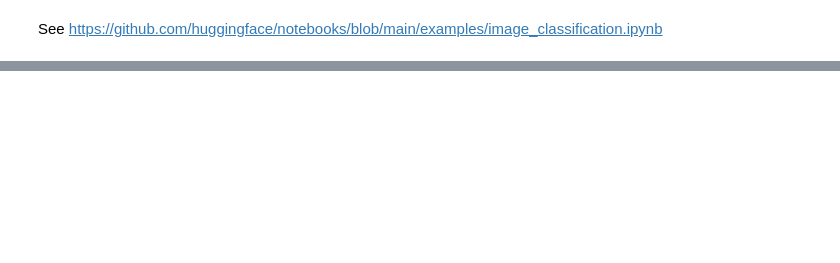
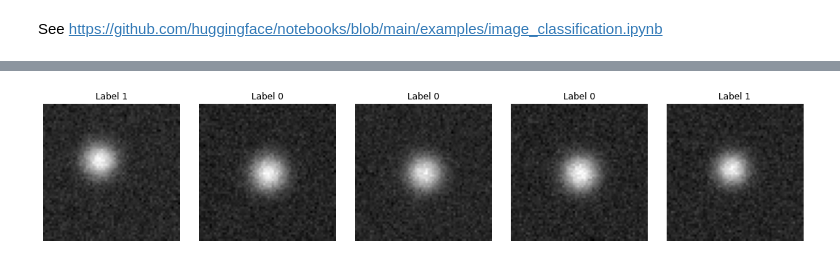
Before and after one commit to fforster/AS4501, a Jupyter notebook: ML_NNs/AS4501_Attention.ipynb, the cells around one changed output, grey strips where cells are left out. Saved outputs shown, nothing was run; the diff lists cells and outputs as text; code cells hidden in the pictures; blank space fills up the shorter version.

Commit message:
Simplified examples

```diff
--- a/ML_NNs/AS4501_Attention.ipynb
+++ b/ML_NNs/AS4501_Attention.ipynb
@@ -608,0 +335,18 @@ for i in range(4):  # Display 4 examples
+# %%
+device = torch.device('cuda' if torch.cuda.is_available() else 'cpu')
+dataset = SyntheticAstronomyImageDataset(n_samples=2000)
+loader = DataLoader(dataset, batch_size=64, shuffle=True)
+# %%
+def plot_examples(dataset, n=5):
+    fig, axs = plt.subplots(1, n, figsize=(15, 3))
+    for i in range(n):
+        img, label = dataset[i]
+        axs[i].imshow(img.squeeze(), cmap='gray')
+        axs[i].set_title(f"Label {label.item()}")
+        axs[i].axis('off')
+    plt.tight_layout()
+    plt.show()
+
+plot_examples(dataset)
+# %% [output]
+[figure, added]
```
Also changed, not shown: parts of 38 cells of this notebook.
